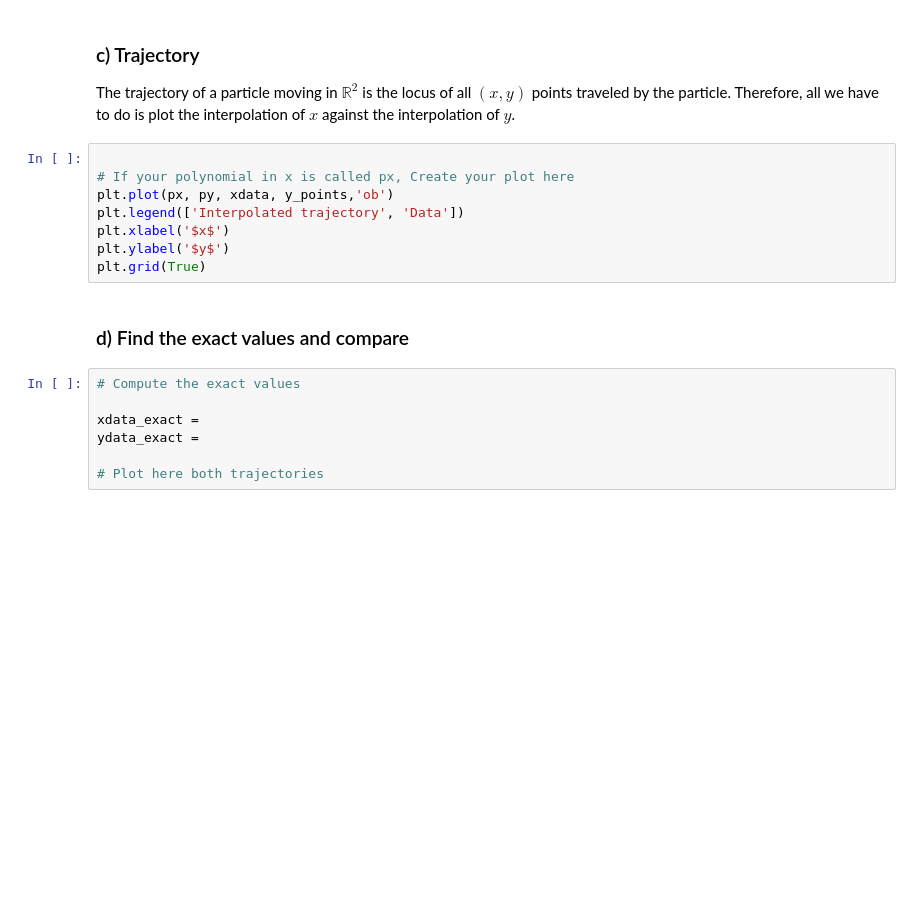
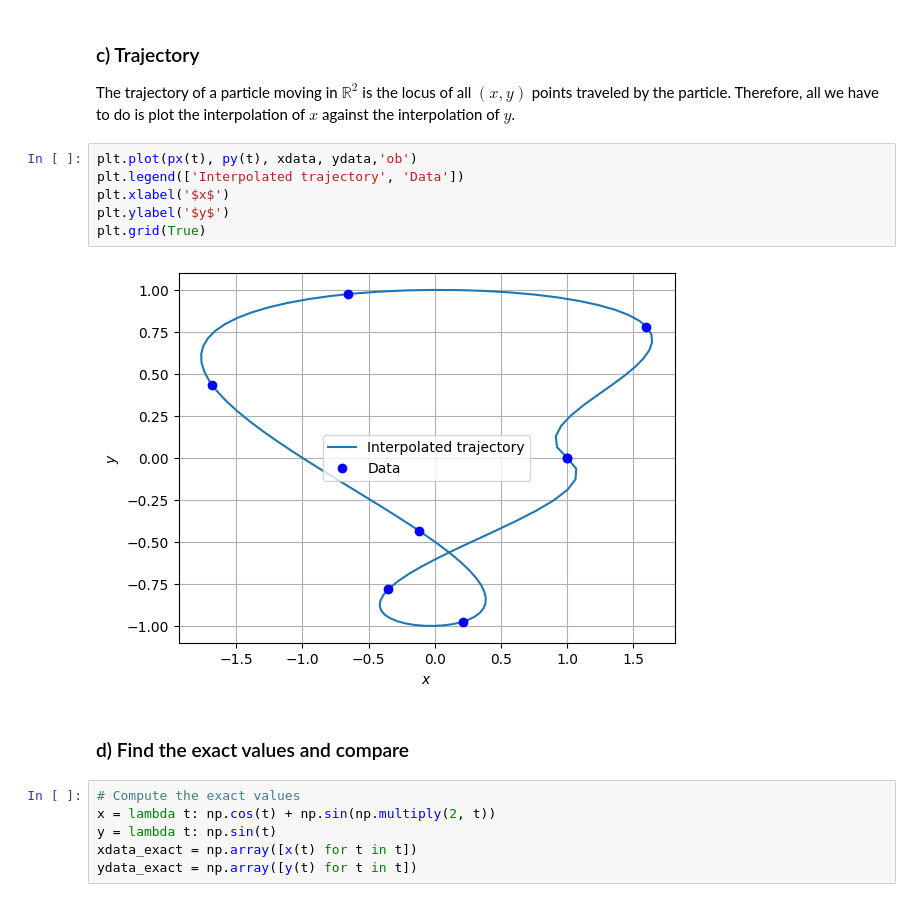
Before and after one commit to jathavaan/TMA4130-Matematikk-4N, a Jupyter notebook: exercises/exercise2.ipynb, the cells around one changed output. Drawn from its saved outputs; the diff is of its cells as text; blank space fills up the shorter version.

```diff
--- a/exercises/exercise2.ipynb
+++ b/exercises/exercise2.ipynb
@@ -198,19 +205,18 @@ py =
 
 The trajectory of a particle moving in $\mathbb{R}^2$ is the locus of all $(x,y)$ points traveled by the particle. Therefore, all we have to do is plot the interpolation of $x$ against the interpolation of $y$.
 # %%
-
-# If your polynomial in x is called px, Create your plot here
-plt.plot(px, py, xdata, y_points,'ob')
+plt.plot(px(t), py(t), xdata, ydata,'ob')
 plt.legend(['Interpolated trajectory', 'Data'])
 plt.xlabel('$x$')
 plt.ylabel('$y$')
 plt.grid(True)
+# %% [output]
+[figure, added]
 # %% [markdown]
 ### d) Find the exact values and compare
 # %%
 # Compute the exact values
-
-xdata_exact =
-ydata_exact =
-
-# Plot here both trajectories
+x = lambda t: np.cos(t) + np.sin(np.multiply(2, t))
+y = lambda t: np.sin(t)
+xdata_exact = np.array([x(t) for t in t])
+ydata_exact = np.array([y(t) for t in t])
```
Also changed, not shown: parts of 16 cells of this notebook, 1 other file.
